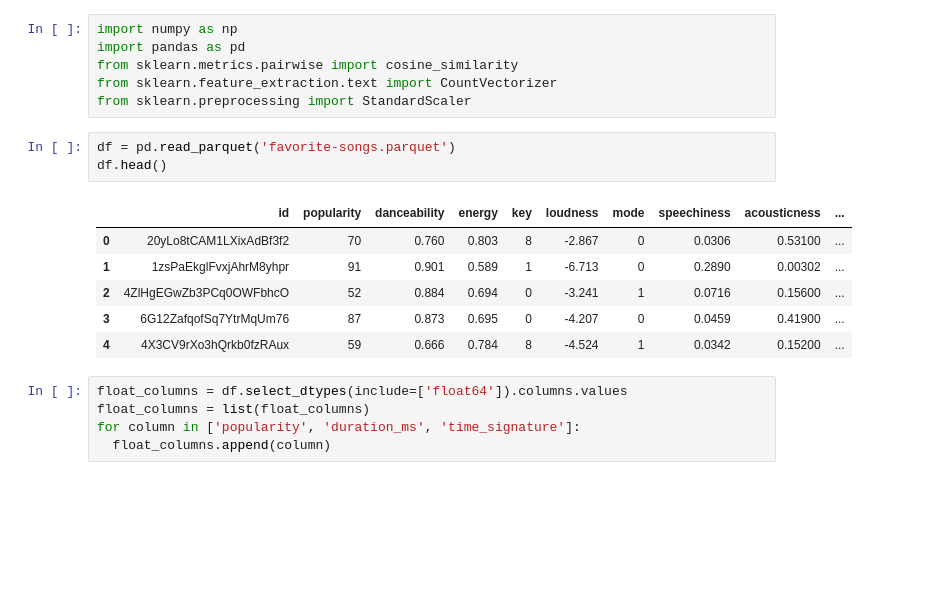
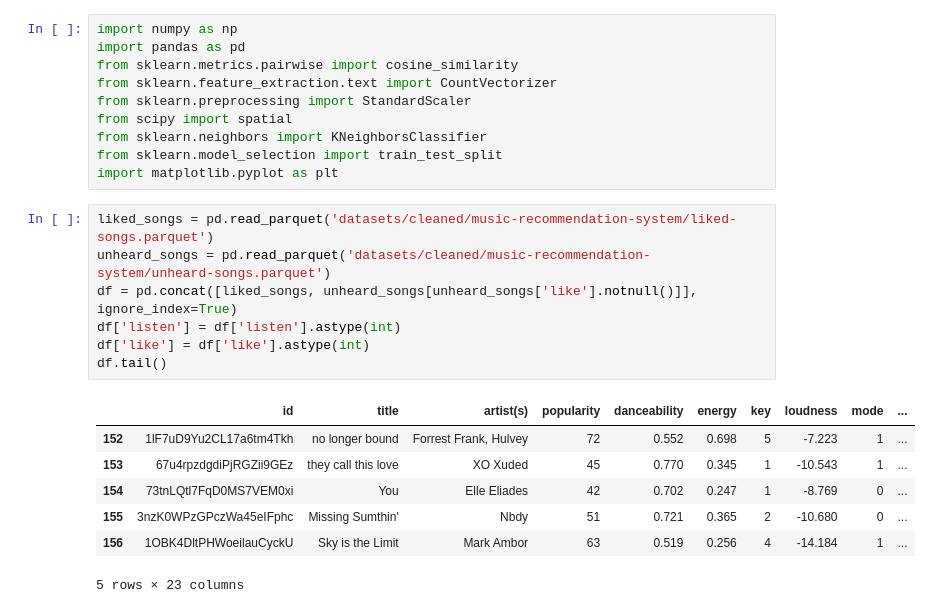
Before and after one commit to bsraya/data-science-portfolio, a Jupyter notebook: song-recommendation-system.ipynb, the cells around one changed output. Drawn from its saved outputs; the diff is of its cells as text; blank space fills up the shorter version.

Commit message:
feat: knn model

```diff
--- a/song-recommendation-system.ipynb
+++ b/song-recommendation-system.ipynb
@@ -4,18 +4,22 @@ import pandas as pd
 from sklearn.metrics.pairwise import cosine_similarity
 from sklearn.feature_extraction.text import CountVectorizer
 from sklearn.preprocessing import StandardScaler
+from scipy import spatial
+from sklearn.neighbors import KNeighborsClassifier
+from sklearn.model_selection import train_test_split
+import matplotlib.pyplot as plt
-# %%
-df = pd.read_parquet('favorite-songs.parquet')
-df.head()
-# %% [output]
-|  | id | popularity | danceability | energy | key | loudness | mode | speechiness | acousticness | ... |
-| 0 | 20yLo8tCAM1LXixAdBf3f2 | 70 | 0.760 | 0.803 | 8 | -2.867 | 0 | 0.0306 | 0.53100 | ... |
-| 1 | 1zsPaEkglFvxjAhrM8yhpr | 91 | 0.901 | 0.589 | 1 | -6.713 | 0 | 0.2890 | 0.00302 | ... |
-| 2 | 4ZlHgEGwZb3PCq0OWFbhcO | 52 | 0.884 | 0.694 | 0 | -3.241 | 1 | 0.0716 | 0.15600 | ... |
-| 3 | 6G12ZafqofSq7YtrMqUm76 | 87 | 0.873 | 0.695 | 0 | -4.207 | 0 | 0.0459 | 0.41900 | ... |
-| 4 | 4X3CV9rXo3hQrkb0fzRAux | 59 | 0.666 | 0.784 | 8 | -4.524 | 1 | 0.0342 | 0.15200 | ... |
-# %%
-float_columns = df.select_dtypes(include=['float64']).columns.values
-float_columns = list(float_columns)
-for column in ['popularity', 'duration_ms', 'time_signature']:
-  float_columns.append(column)
+# %%
+liked_songs = pd.read_parquet('datasets/cleaned/music-recommendation-system/liked-songs.parquet')
+unheard_songs = pd.read_parquet('datasets/cleaned/music-recommendation-system/unheard-songs.parquet')
+df = pd.concat([liked_songs, unheard_songs[unheard_songs['like'].notnull()]], ignore_index=True)
+df['listen'] = df['listen'].astype(int)
+df['like'] = df['like'].astype(int)
+df.tail()
+# %% [output]
+|  | id | title | artist(s) | popularity | danceability | energy | key | loudness | mode | ... |
+| 152 | 1lF7uD9Yu2CL17a6tm4Tkh | no longer bound | Forrest Frank, Hulvey | 72 | 0.552 | 0.698 | 5 | -7.223 | 1 | ... |
+| 153 | 67u4rpzdgdiPjRGZii9GEz | they call this love | XO Xuded | 45 | 0.770 | 0.345 | 1 | -10.543 | 1 | ... |
+| 154 | 73tnLQtl7FqD0MS7VEM0xi | You | Elle Eliades | 42 | 0.702 | 0.247 | 1 | -8.769 | 0 | ... |
+| 155 | 3nzK0WPzGPczWa45eIFphc | Missing Sumthin' | Nbdy | 51 | 0.721 | 0.365 | 2 | -10.680 | 0 | ... |
+| 156 | 1OBK4DltPHWoeilauCyckU | Sky is the Limit | Mark Ambor | 63 | 0.519 | 0.256 | 4 | -14.184 | 1 | ... |
+5 rows × 23 columns
```
Also changed, not shown: parts of 15 cells of this notebook.
